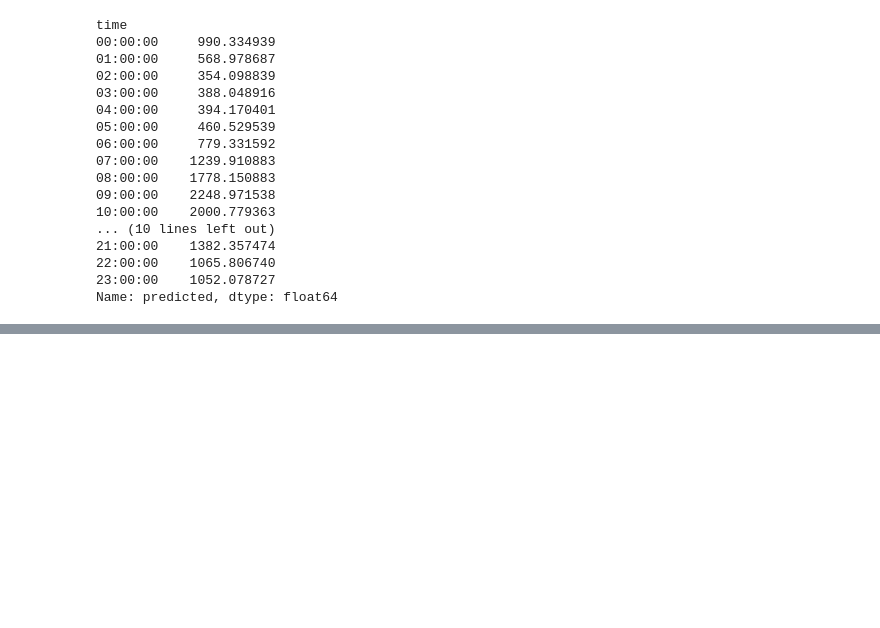
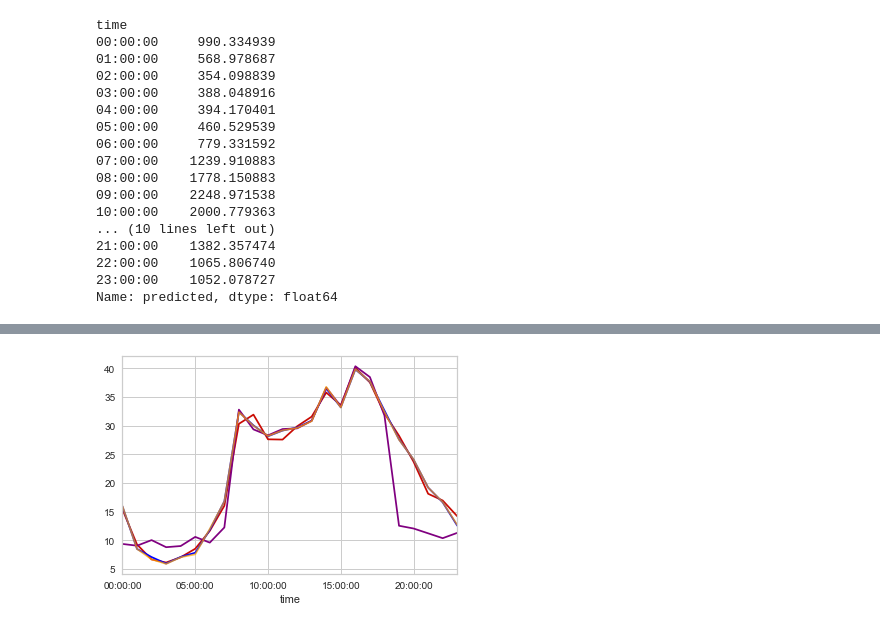
Before and after one commit to ghopping/Springboard_Capstone_1, a Jupyter notebook: GH_Capstone_1_regression.ipynb, the cells around one changed output, grey strips where cells are left out. Cells and saved outputs as stored; diff of their text form; code cells hidden in the pictures; blank space fills up the shorter version.

```diff
--- a/GH_Capstone_1_regression.ipynb
+++ b/GH_Capstone_1_regression.ipynb
@@ -734,0 +735,8 @@ _ = m4_predict_dow.groupby('time').sum().predicted.plot(c='brown')
+# %%
+#Plot the mean of values of grouped hour verses grouped hour from each of the regressions
+_ = accident_volume_df.loc[y2_test.index].groupby('time').mean().accidents.plot(c='r')
+_ = m2_predict_dow.groupby('time').mean().predicted.plot(c='blue')
+_ = m3_predict_dow.groupby('time').mean().predicted.plot(c='purple')
+_ = m4_predict_dow.groupby('time').mean().predicted.plot(c='orange', alpha=0.7)
+# %% [output]
+[figure, added]
```
Also changed, not shown: parts of 1 cell of this notebook.
